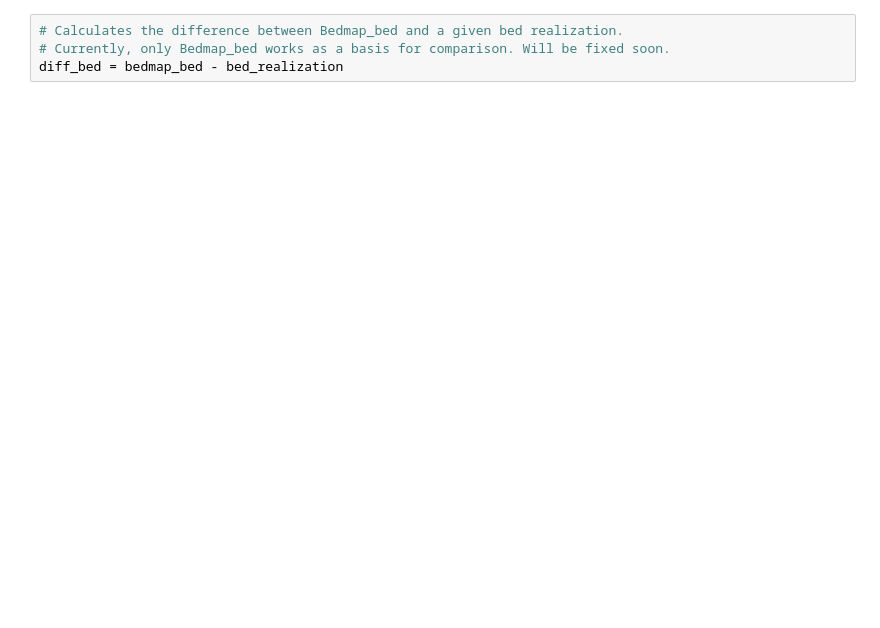
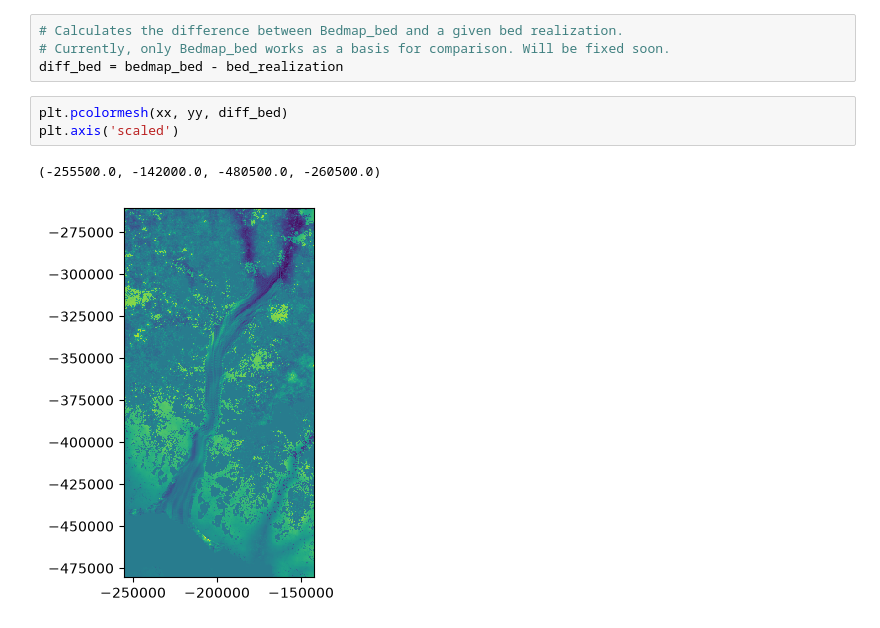
Before and after one commit to mraszberry/AntarcticPyVistaVisualization, a Jupyter notebook: PolarTiff.ipynb, the cells around one changed output. Cells and saved outputs as stored; diff of their text form; blank space fills up the shorter version.

```diff
--- a/PolarTiff.ipynb
+++ b/PolarTiff.ipynb
@@ -287,6 +287,12 @@ Widget(value='<iframe src="http://localhost:50278/index.html?ui=P_0x25cf340ede0_
 # Calculates the difference between Bedmap_bed and a given bed realization.
 # Currently, only Bedmap_bed works as a basis for comparison. Will be fixed soon.
 diff_bed = bedmap_bed - bed_realization
+# %%
+plt.pcolormesh(xx, yy, diff_bed)
+plt.axis('scaled')
+# %% [output]
+(-255500.0, -142000.0, -480500.0, -260500.0)
+[figure, added]
 # %%
 # Plots Bedmap_bed and bed realization difference
 diff = pv.StructuredGrid(xx, yy, diff_bed)
```
Also changed, not shown: parts of 14 cells of this notebook.
